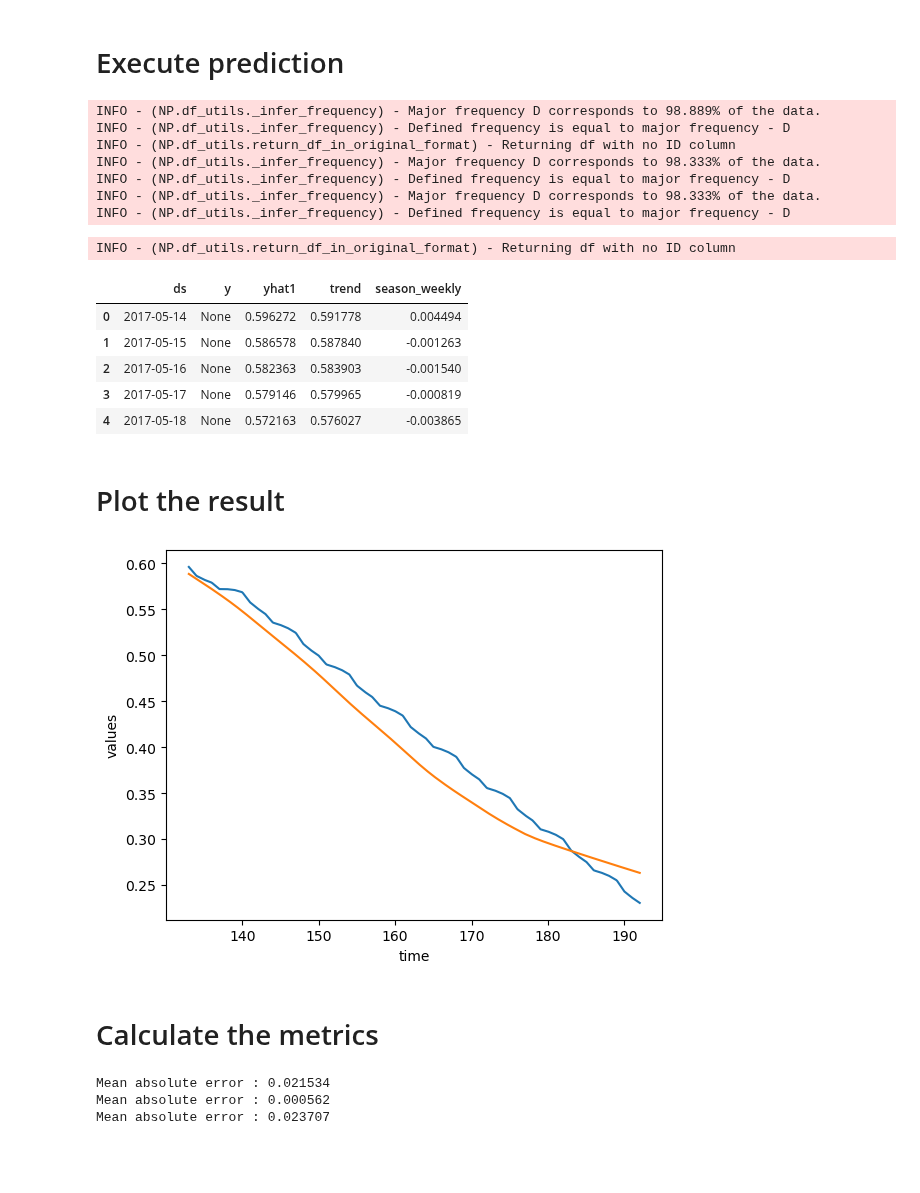
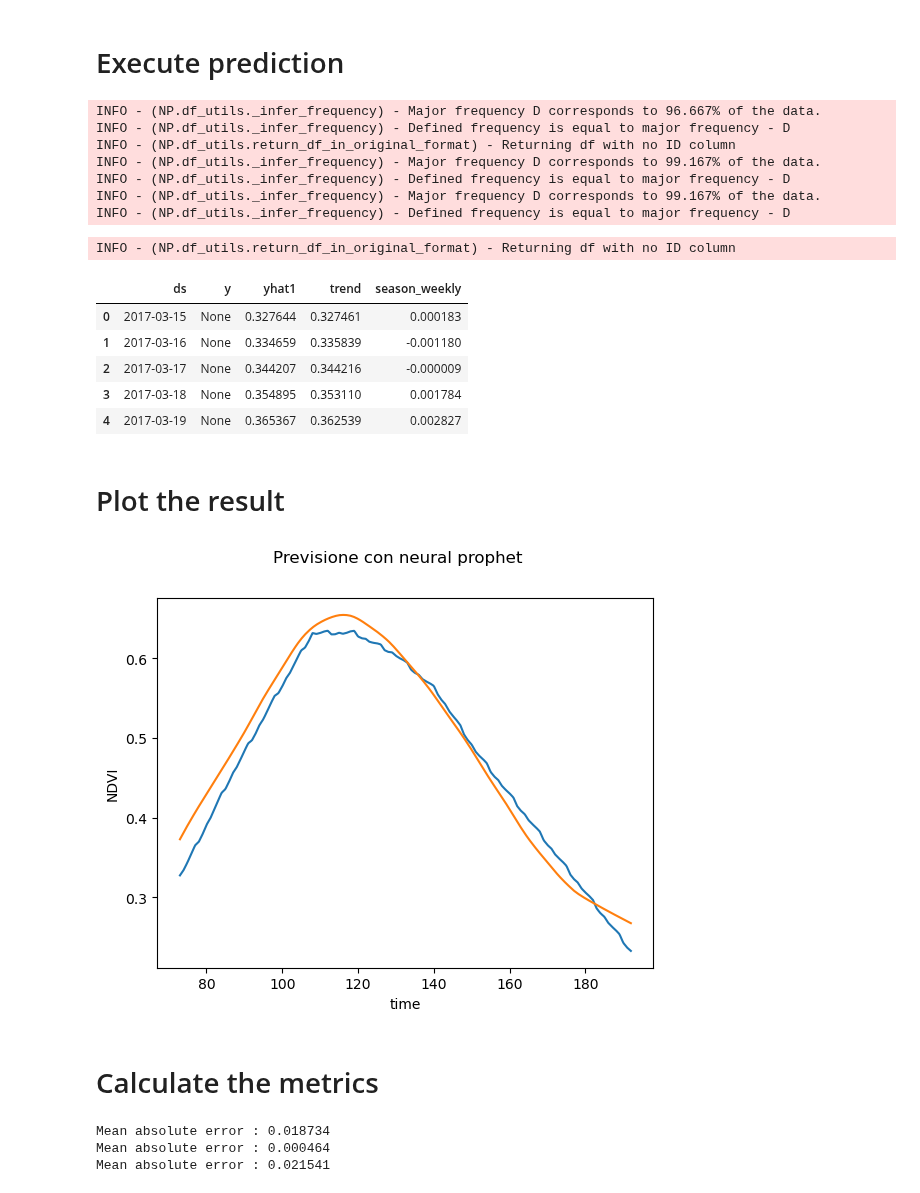
Before and after one commit to Simone-Scalella/AgriVision2022, a Jupyter notebook: NeuralProphet.ipynb, the cells around one changed output. Drawn from its saved outputs; the diff is of its cells as text; code cells hidden in the pictures; blank space fills up the shorter version.

```diff
--- a/NeuralProphet.ipynb
+++ b/NeuralProphet.ipynb
@@ -19,8 +19,8 @@ print() #fix duplicate plot
 # Training the NeuralProphet
 # %%
 
-offset = 60
-PTest = 120
+offset = 120
+PTest = 60
 
 rangeForNewDate = range(43,193)
 rangeForNewDate2 = range(43,193-offset) # test pixel for prediction
@@ -57,7 +57,7 @@ data.head(5)
 # Training
 # %%
 m = NeuralProphet()
-model = m.fit(data, freq='D', epochs=25)
+model = m.fit(data, freq='D', epochs=100)
 model['Loss'].plot()
 # %% [output]
 INFO - (NP.df_utils._infer_frequency) - Major frequency D corresponds to 99.333% of the data.
@@ -76,33 +76,34 @@ future = m.make_future_dataframe(data2, periods=offset)
 forecast = m.predict(future)
 forecast.head(5)
 # %% [output]
-INFO - (NP.df_utils._infer_frequency) - Major frequency D corresponds to 98.889% of the data.
+INFO - (NP.df_utils._infer_frequency) - Major frequency D corresponds to 96.667% of the data.
 INFO - (NP.df_utils._infer_frequency) - Defined frequency is equal to major frequency - D
 INFO - (NP.df_utils.return_df_in_original_format) - Returning df with no ID column
-INFO - (NP.df_utils._infer_frequency) - Major frequency D corresponds to 98.333% of the data.
+INFO - (NP.df_utils._infer_frequency) - Major frequency D corresponds to 99.167% of the data.
 INFO - (NP.df_utils._infer_frequency) - Defined frequency is equal to major frequency - D
-INFO - (NP.df_utils._infer_frequency) - Major frequency D corresponds to 98.333% of the data.
+INFO - (NP.df_utils._infer_frequency) - Major frequency D corresponds to 99.167% of the data.
 INFO - (NP.df_utils._infer_frequency) - Defined frequency is equal to major frequency - D
 INFO - (NP.df_utils.return_df_in_original_format) - Returning df with no ID column
 |  | ds | y | yhat1 | trend | season_weekly |
-| 0 | 2017-05-14 | None | 0.596272 | 0.591778 | 0.004494 |
-| 1 | 2017-05-15 | None | 0.586578 | 0.587840 | -0.001263 |
-| 2 | 2017-05-16 | None | 0.582363 | 0.583903 | -0.001540 |
-| 3 | 2017-05-17 | None | 0.579146 | 0.579965 | -0.000819 |
-| 4 | 2017-05-18 | None | 0.572163 | 0.576027 | -0.003865 |
+| 0 | 2017-03-15 | None | 0.327644 | 0.327461 | 0.000183 |
+| 1 | 2017-03-16 | None | 0.334659 | 0.335839 | -0.001180 |
+| 2 | 2017-03-17 | None | 0.344207 | 0.344216 | -0.000009 |
+| 3 | 2017-03-18 | None | 0.354895 | 0.353110 | 0.001784 |
+| 4 | 2017-03-19 | None | 0.365367 | 0.362539 | 0.002827 |
 # %% [markdown]
 # Plot the result
 # %%
 compare = skfda.FDataGrid(
+    dataset_name='Previsione con neural prophet',
     data_matrix=[forecast['yhat1'],NDVI[PTest].data_matrix.flatten()[150-offset:]],
     grid_points=range(193-offset,193),
 )
-compare.coordinate_names=('values',)
+compare.coordinate_names=('NDVI',)
 compare.argument_names=('time',)
 compare.plot()
 print() # fix duplicate plot
 # %% [output]
-[figure, old version]
+[figure, new version]
 # %% [markdown]
 # Calculate the metrics
 # %%
@@ -119,6 +120,6 @@ print("Mean absolute error : " + str(error2))
 # calculate RMSE
 print("Mean absolute error : " + str(np.round(np.sqrt(error2),6)))
 # %% [output]
-Mean absolute error : 0.021534
-Mean absolute error : 0.000562
-Mean absolute error : 0.023707
+Mean absolute error : 0.018734
+Mean absolute error : 0.000464
+Mean absolute error : 0.021541
```
Also changed, not shown: parts of 2 cells of this notebook.
